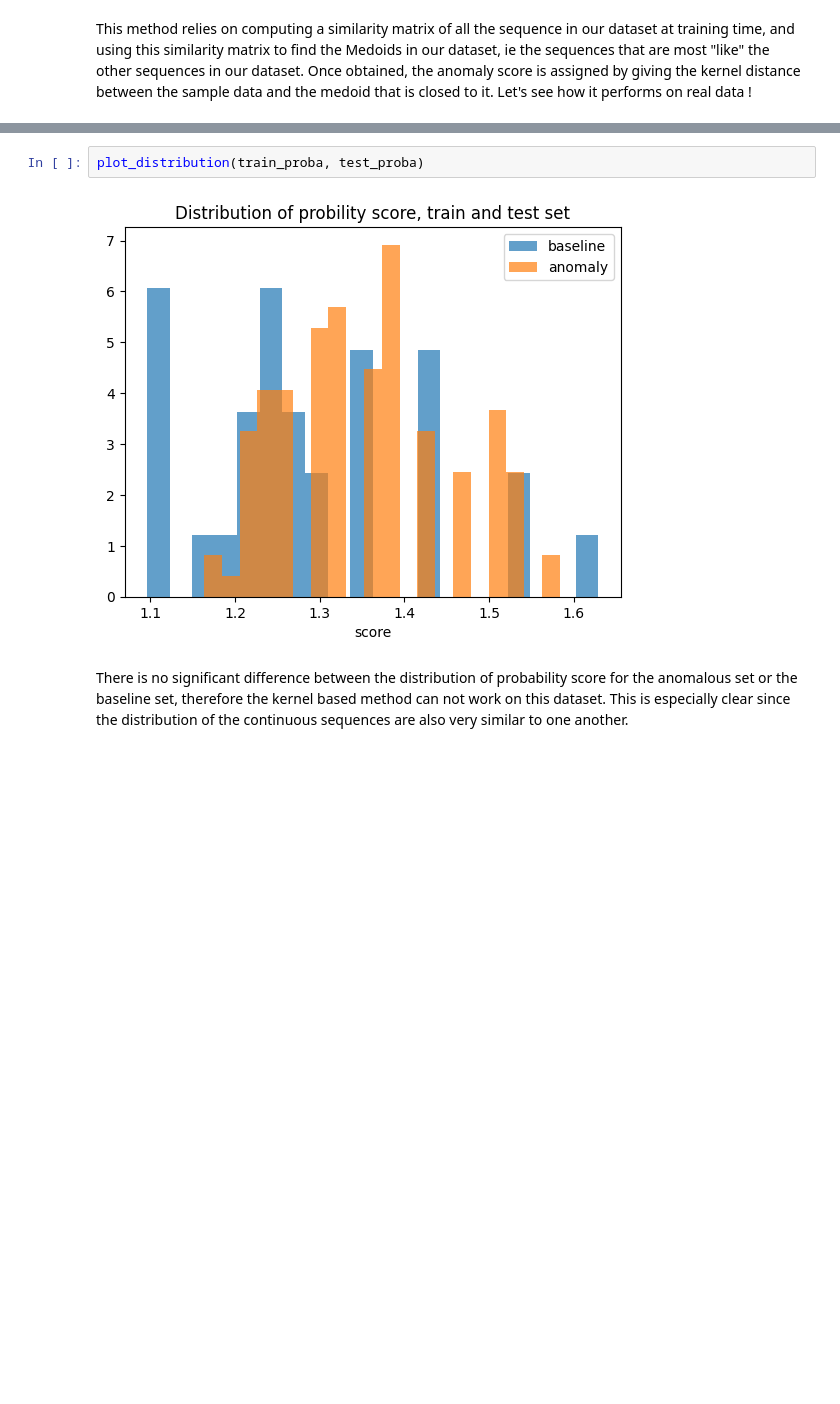
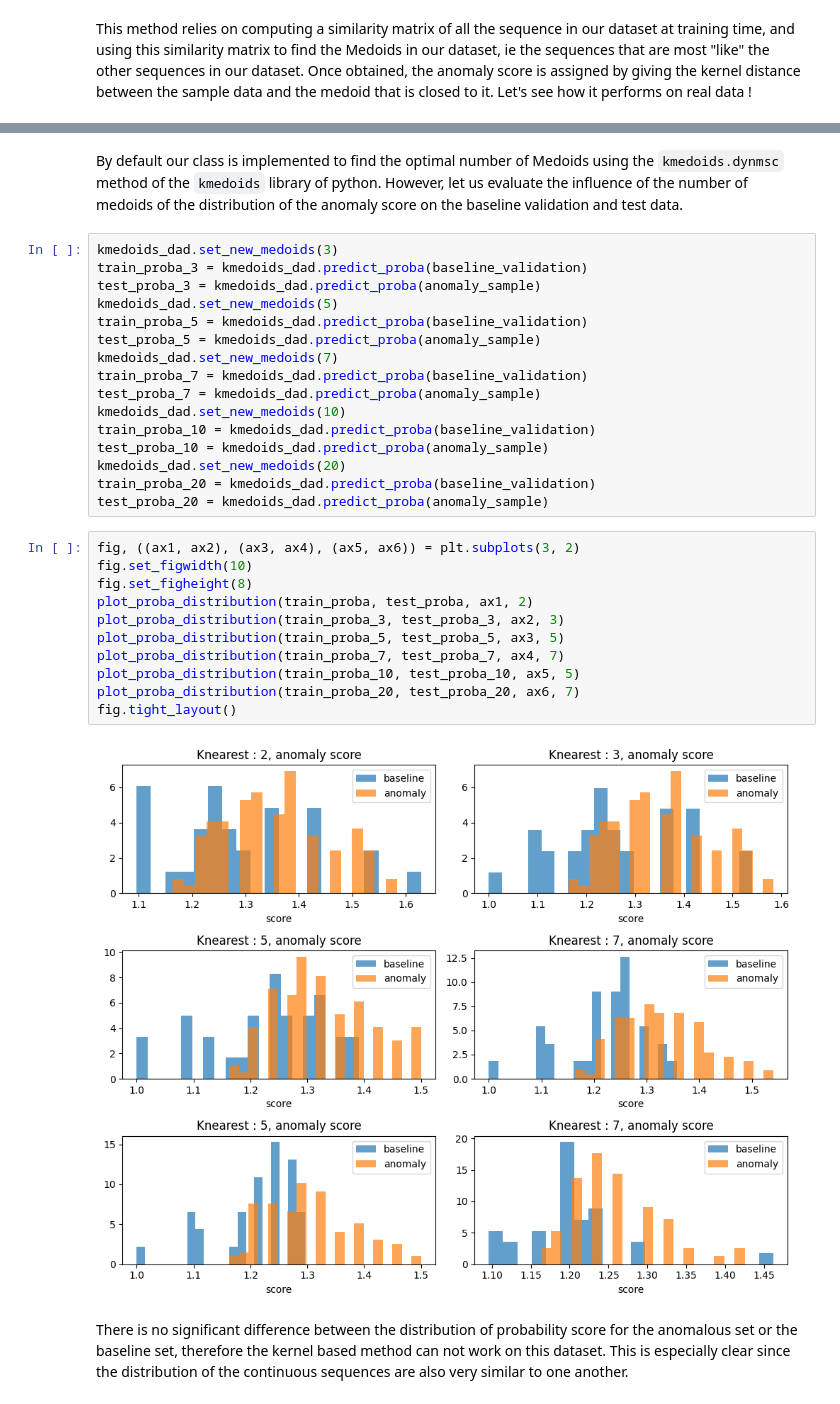
Before and after one commit to midsougou/DAD_library, a Jupyter notebook: dataset_explorer.ipynb, the cells around one changed output, grey strips where cells are left out. Saved outputs shown, nothing was run; the diff lists cells and outputs as text; blank space fills up the shorter version.

```diff
--- a/dataset_explorer.ipynb
+++ b/dataset_explorer.ipynb
@@ -159,7 +226,34 @@ test_proba = kmedoids_dad.predict_proba(anomaly_sample)
-# %%
-plot_distribution(train_proba, test_proba)
-# %% [output]
-[figure, removed]
+# %% [markdown]
+By default our class is implemented to find the optimal number of Medoids using the `kmedoids.dynmsc` method of the `kmedoids` library of python. However, let us evaluate the influence of the number of medoids of the distribution of the anomaly score on the baseline validation and test data.
+# %%
+kmedoids_dad.set_new_medoids(3)
+train_proba_3 = kmedoids_dad.predict_proba(baseline_validation)
+test_proba_3 = kmedoids_dad.predict_proba(anomaly_sample)
+kmedoids_dad.set_new_medoids(5)
+train_proba_5 = kmedoids_dad.predict_proba(baseline_validation)
+test_proba_5 = kmedoids_dad.predict_proba(anomaly_sample)
+kmedoids_dad.set_new_medoids(7)
+train_proba_7 = kmedoids_dad.predict_proba(baseline_validation)
+test_proba_7 = kmedoids_dad.predict_proba(anomaly_sample)
+kmedoids_dad.set_new_medoids(10)
+train_proba_10 = kmedoids_dad.predict_proba(baseline_validation)
+test_proba_10 = kmedoids_dad.predict_proba(anomaly_sample)
+kmedoids_dad.set_new_medoids(20)
+train_proba_20 = kmedoids_dad.predict_proba(baseline_validation)
+test_proba_20 = kmedoids_dad.predict_proba(anomaly_sample)
+# %%
+fig, ((ax1, ax2), (ax3, ax4), (ax5, ax6)) = plt.subplots(3, 2)
+fig.set_figwidth(10)
+fig.set_figheight(8)
+plot_proba_distribution(train_proba, test_proba, ax1, 2)
+plot_proba_distribution(train_proba_3, test_proba_3, ax2, 3)
+plot_proba_distribution(train_proba_5, test_proba_5, ax3, 5)
+plot_proba_distribution(train_proba_7, test_proba_7, ax4, 7)
+plot_proba_distribution(train_proba_10, test_proba_10, ax5, 5)
+plot_proba_distribution(train_proba_20, test_proba_20, ax6, 7)
+fig.tight_layout()
+# %% [output]
+[figure, added]
 # %% [markdown]
 There is no significant difference between the distribution of probability score for the anomalous set or the baseline set, therefore the kernel based method can not work on this dataset. This is especially clear since the distribution of the continuous sequences are also very similar to one another.
 # %% [markdown]
```
Also changed, not shown: parts of 20 cells of this notebook, 12 other files.
